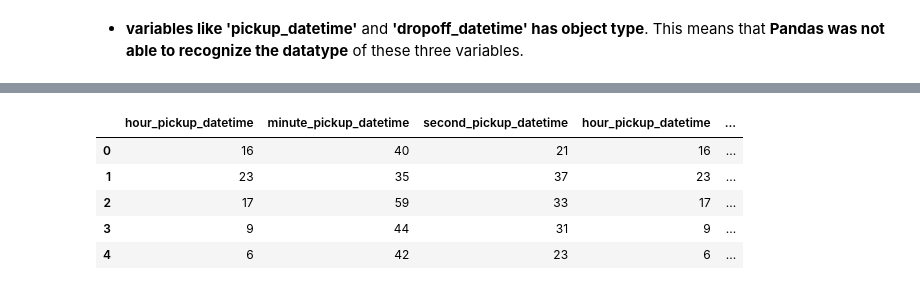
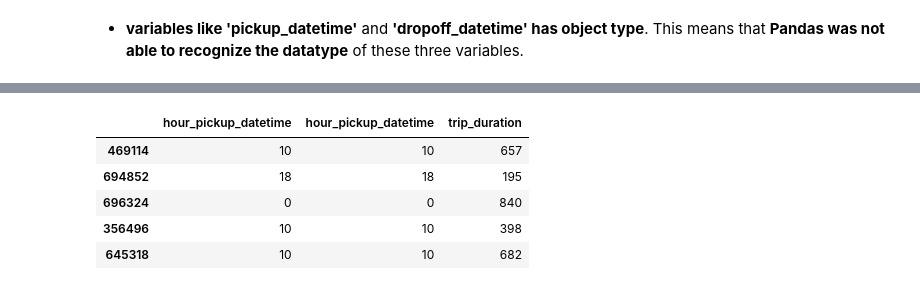
Before and after one commit to namozhdehi/KSR, a Jupyter notebook: NYC_Taxi_EDA.ipynb, the cells around one changed output, grey strips where cells are left out. Cells and saved outputs as stored; diff of their text form; code cells hidden in the pictures.

```diff
--- a/NYC_Taxi_EDA.ipynb
+++ b/NYC_Taxi_EDA.ipynb
@@ -183,0 +179,19 @@ df[['dropoff_datetime', 'doy_dropoff_datetime','woy_dropoff_datetime','moy_dropo
+# %%
+import pandas as pd
+
+# Assuming df is your DataFrame and df['hour_pickup_datetime'] contains the hour of the day (0-23)
+def categorize_time_of_day(hour):
+    if 5 <= hour < 12:
+        return 'Morning'
+    elif 12 <= hour < 17:
+        return 'Noon'
+    elif 17 <= hour < 21:
+        return 'Evening'
+    else:
+        return 'Night'
+
+# Apply the function to create a new column
+df['pickup_time_of_day'] = df['hour_pickup_datetime'].apply(categorize_time_of_day)
+
+# Display the updated DataFrame
+df.head()
@@ -184,12 +229,36 @@ df[['dropoff_datetime', 'doy_dropoff_datetime','woy_dropoff_datetime','moy_dropo
+# %%
+import pandas as pd
+
+def convert_to_month_name(df, column_name):
+    """
+    Converts a datetime column to the corresponding month name in string format.
+
+    Parameters:
+    df (pd.DataFrame): The DataFrame containing the datetime column.
+    column_name (str): The name of the datetime column to convert.
+
+    Returns:
+    pd.Series: A Series containing the month name corresponding to each datetime.
+    """
+    # Convert the column to datetime if it's not already
+    df[column_name] = pd.to_datetime(df[column_name])
+
+    # Create a new column with the month name
+    df['month_name'] = df[column_name].dt.month_name()
+
+    return df['month_name']
+
+# Assuming df is your DataFrame
+df['pickup_month_name'] = convert_to_month_name(df, 'pickup_datetime')
 # %%
-df[['hour_pickup_datetime', 'minute_pickup_datetime', 'second_pickup_datetime', 'hour_pickup_datetime', 'minute_dropoff_datetime', 'second_dropoff_datetime', 'trip_duration']].head()
+df[['hour_pickup_datetime', 'hour_pickup_datetime', 'trip_duration']].head()
 # %% [output]
-|  | hour_pickup_datetime | minute_pickup_datetime | second_pickup_datetime | hour_pickup_datetime | ... |
-| 0 | 16 | 40 | 21 | 16 | ... |
-| 1 | 23 | 35 | 37 | 23 | ... |
-| 2 | 17 | 59 | 33 | 17 | ... |
-| 3 | 9 | 44 | 31 | 9 | ... |
-| 4 | 6 | 42 | 23 | 6 | ... |
+|  | hour_pickup_datetime | hour_pickup_datetime | trip_duration |
+| 469114 | 10 | 10 | 657 |
+| 694852 | 18 | 18 | 195 |
+| 696324 | 0 | 0 | 840 |
+| 356496 | 10 | 10 | 398 |
+| 645318 | 10 | 10 | 682 |
 # %%
 # Numerical datatypes
 df.select_dtypes(include=['int64', 'int32','float64','Int64']).dtypes
```
Also changed, not shown: parts of 49 cells of this notebook.
